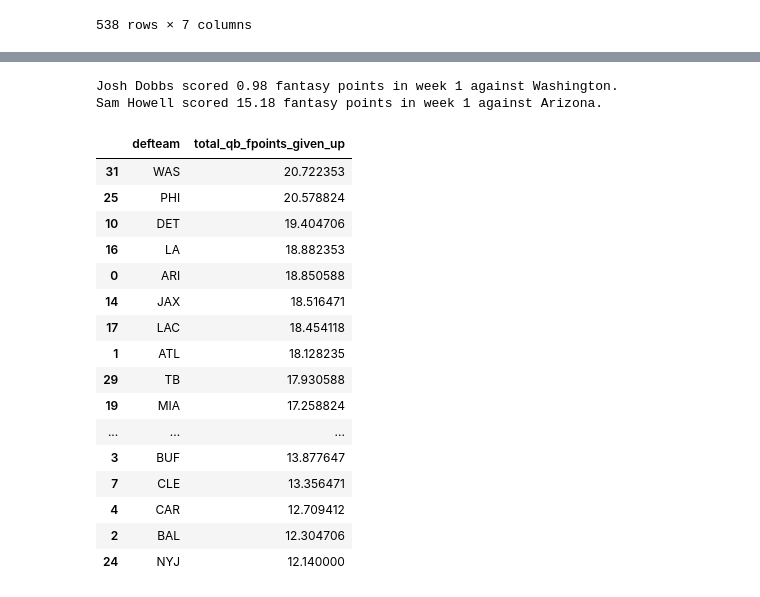
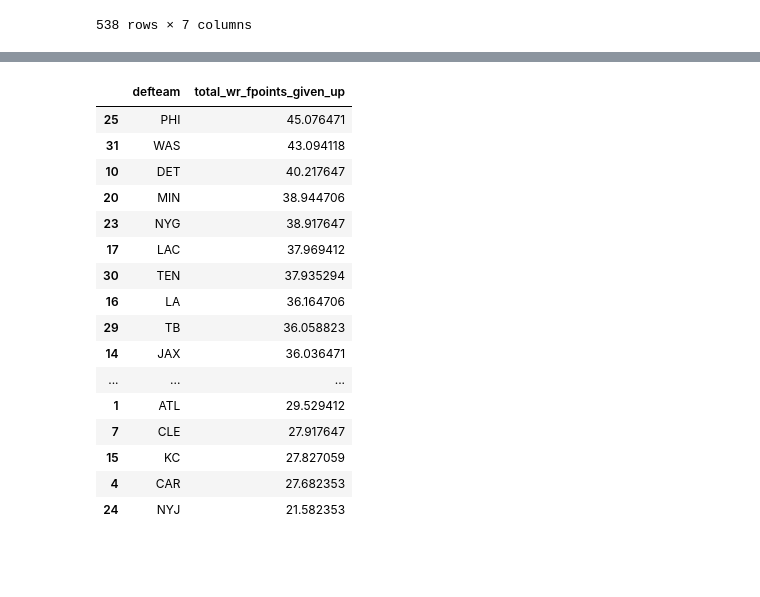
Before and after one commit to ColinB19/FantasyFootballAnalysis, a Jupyter notebook: NFL_dataset_creation.ipynb, the cells around one changed output, grey strips where cells are left out. Saved outputs shown, nothing was run; the diff lists cells and outputs as text; code cells hidden in the pictures; blank space fills up the shorter version.

```diff
--- a/NFL_dataset_creation.ipynb
+++ b/NFL_dataset_creation.ipynb
@@ -1171,30 +1182,23 @@ fpoints_given_up.head()
 | 2 | 2023_01_BUF_NYJ | BUF | 8.20 | 28.4 | 21.000001 | ... |
 | 3 | 2023_01_BUF_NYJ | NYJ | 9.04 | 16.9 | 35.700000 | ... |
 | 4 | 2023_01_CAR_ATL | ATL | 7.54 | 20.7 | 15.300000 | ... |
-# %%
-# josh dobbs f points in ARI WAS week 1 game:
-print(f"Josh Dobbs scored {132/25 - 3/10 - 2*2:,.2f} fantasy points in week 1 against Washington.")
-print(f"Sam Howell scored {202/25 + 4 -2 + 11/10 + 6 - 2} fantasy points in week 1 against Arizona.")
-# %% [output]
-Josh Dobbs scored 0.98 fantasy points in week 1 against Washington.
-Sam Howell scored 15.18 fantasy points in week 1 against Arizona.
 # %%
-temp_qb_fpoints.groupby(['defteam'])['total_qb_fpoints_given_up'].mean().reset_index().sort_values(by='total_qb_fpoints_given_up', ascending=False)
+fpoints_given_up.groupby('defteam')['total_wr_fpoints_given_up'].mean().reset_index().sort_values(by='total_wr_fpoints_given_up', ascending=False)
 # %% [output]
-|  | defteam | total_qb_fpoints_given_up |
-| 31 | WAS | 20.722353 |
-| 25 | PHI | 20.578824 |
-| 10 | DET | 19.404706 |
-| 16 | LA | 18.882353 |
-| 0 | ARI | 18.850588 |
-| 14 | JAX | 18.516471 |
-| 17 | LAC | 18.454118 |
-| 1 | ATL | 18.128235 |
-| 29 | TB | 17.930588 |
-| 19 | MIA | 17.258824 |
+|  | defteam | total_wr_fpoints_given_up |
+| 25 | PHI | 45.076471 |
+| 31 | WAS | 43.094118 |
+| 10 | DET | 40.217647 |
+| 20 | MIN | 38.944706 |
+| 23 | NYG | 38.917647 |
+| 17 | LAC | 37.969412 |
+| 30 | TEN | 37.935294 |
+| 16 | LA | 36.164706 |
+| 29 | TB | 36.058823 |
+| 14 | JAX | 36.036471 |
 | ... | ... | ... |
-| 3 | BUF | 13.877647 |
-| 7 | CLE | 13.356471 |
-| 4 | CAR | 12.709412 |
-| 2 | BAL | 12.304706 |
-| 24 | NYJ | 12.140000 |
+| 1 | ATL | 29.529412 |
+| 7 | CLE | 27.917647 |
+| 15 | KC | 27.827059 |
+| 4 | CAR | 27.682353 |
+| 24 | NYJ | 21.582353 |
```
Also changed, not shown: parts of 9 cells of this notebook, 1 other file.
